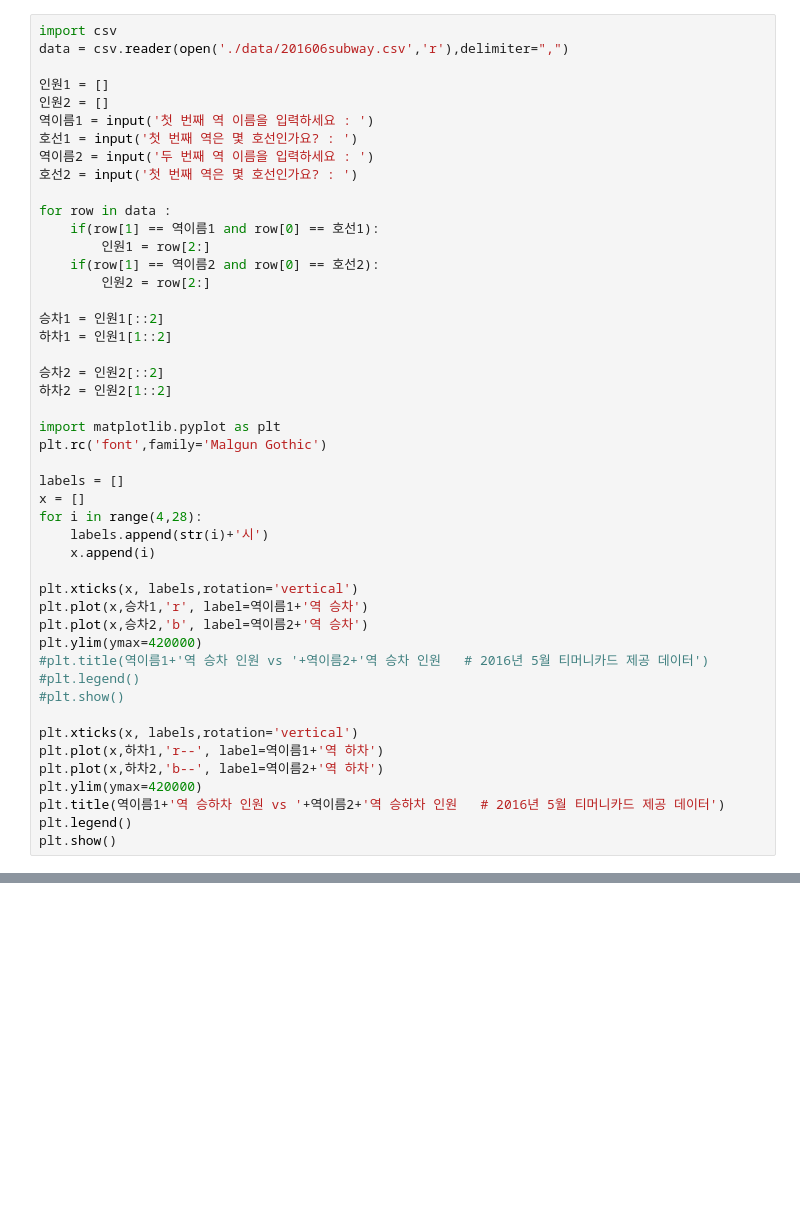
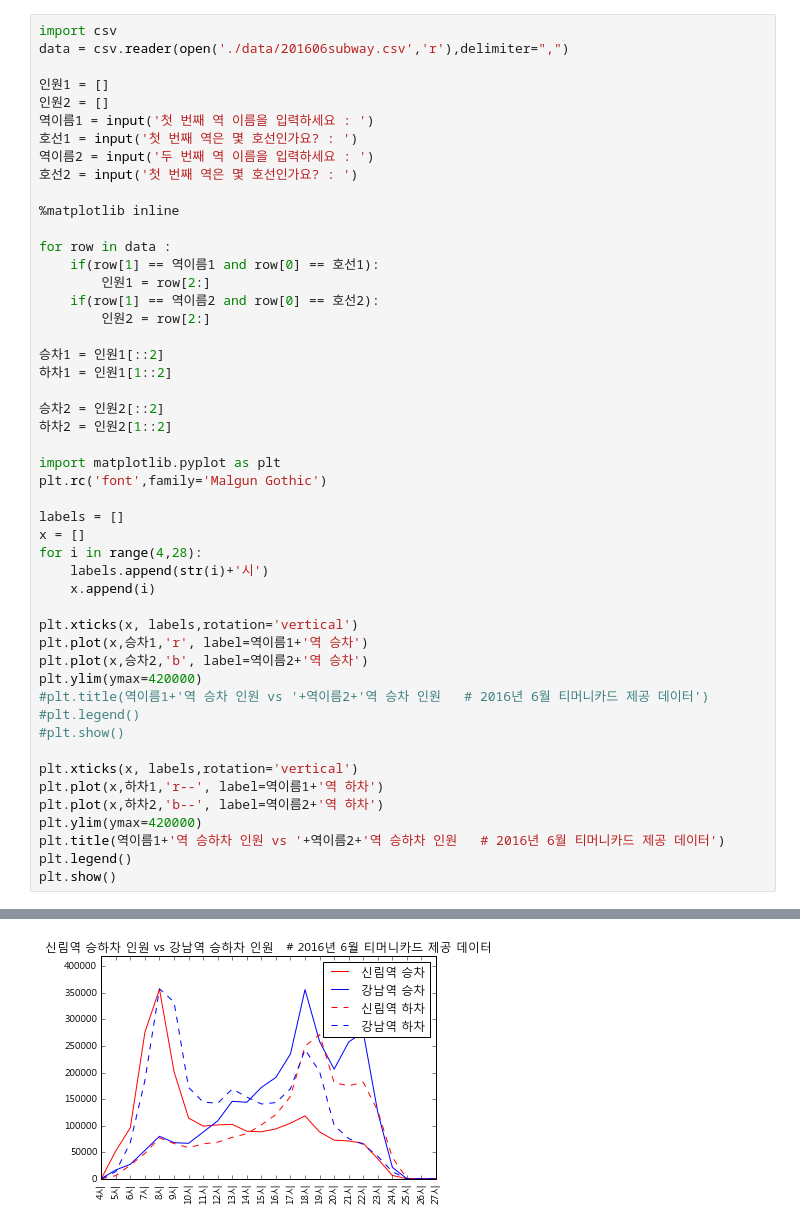
Before and after one commit to greatsong/2016pythondataproject, a Jupyter notebook: project3_subway.ipynb, the cells around one changed output, grey strips where cells are left out. Drawn from its saved outputs; the diff is of its cells as text; blank space fills up the shorter version.

```diff
--- a/project3_subway.ipynb
+++ b/project3_subway.ipynb
@@ -118,6 +122,8 @@ data = csv.reader(open('./data/201606subway.csv','r'),delimiter=",")
 호선1 = input('첫 번째 역은 몇 호선인가요? : ')
 역이름2 = input('두 번째 역 이름을 입력하세요 : ')
 호선2 = input('첫 번째 역은 몇 호선인가요? : ')
+
+%matplotlib inline
 
 for row in data :
     if(row[1] == 역이름1 and row[0] == 호선1):
@@ -144,7 +150,7 @@ plt.xticks(x, labels,rotation='vertical')
 plt.plot(x,승차1,'r', label=역이름1+'역 승차')
 plt.plot(x,승차2,'b', label=역이름2+'역 승차')
 plt.ylim(ymax=420000)
-#plt.title(역이름1+'역 승차 인원 vs '+역이름2+'역 승차 인원   # 2016년 5월 티머니카드 제공 데이터')
+#plt.title(역이름1+'역 승차 인원 vs '+역이름2+'역 승차 인원   # 2016년 6월 티머니카드 제공 데이터')
 #plt.legend()
 #plt.show()
 
@@ -152,7 +158,7 @@ plt.xticks(x, labels,rotation='vertical')
 plt.plot(x,하차1,'r--', label=역이름1+'역 하차')
 plt.plot(x,하차2,'b--', label=역이름2+'역 하차')
 plt.ylim(ymax=420000)
-plt.title(역이름1+'역 승하차 인원 vs '+역이름2+'역 승하차 인원   # 2016년 5월 티머니카드 제공 데이터')
+plt.title(역이름1+'역 승하차 인원 vs '+역이름2+'역 승하차 인원   # 2016년 6월 티머니카드 제공 데이터')
 plt.legend()
 plt.show()
 # %% [output]
@@ -160,3 +166,4 @@ plt.show()
 첫 번째 역은 몇 호선인가요? : 2호선
 두 번째 역 이름을 입력하세요 : 강남
 첫 번째 역은 몇 호선인가요? : 2호선
+[figure, added]
```
Also changed, not shown: parts of 4 cells of this notebook.
